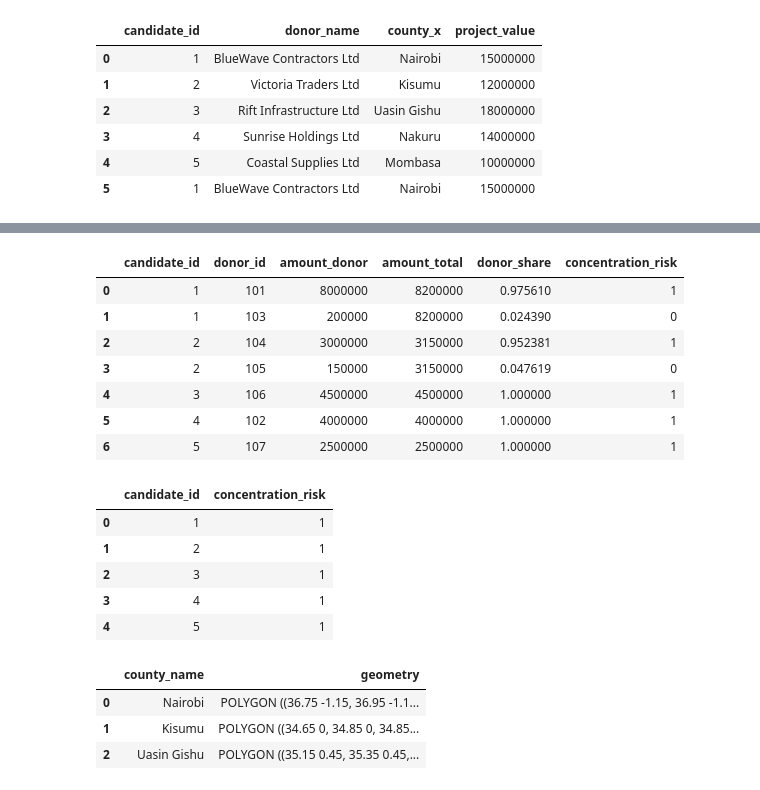
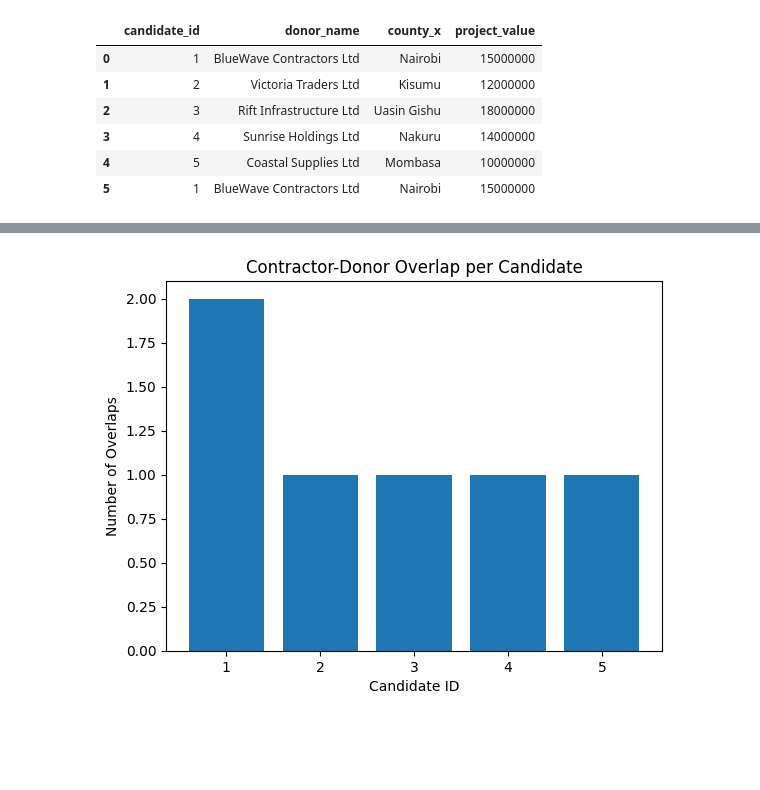
Before and after one commit to Wangadeveloper/geospatial-data-analysis, a Jupyter notebook: coreopleth.ipynb, the cells around one changed output, grey strips where cells are left out. Drawn from its saved outputs; the diff is of its cells as text; code cells hidden in the pictures; blank space fills up the shorter version.

Commit message:
Kaggle Notebook | coreopleth | Version 2

```diff
--- a/coreopleth.ipynb
+++ b/coreopleth.ipynb
@@ -151,39 +190,0 @@ merged
-# %%
-merged["concentration_risk"] = np.where(
-    merged["donor_share"] > 0.6,
-    1,
-    0
-)
-
-merged
-# %% [output]
-|  | candidate_id | donor_id | amount_donor | amount_total | donor_share | concentration_risk |
-| 0 | 1 | 101 | 8000000 | 8200000 | 0.975610 | 1 |
-| 1 | 1 | 103 | 200000 | 8200000 | 0.024390 | 0 |
-| 2 | 2 | 104 | 3000000 | 3150000 | 0.952381 | 1 |
-| 3 | 2 | 105 | 150000 | 3150000 | 0.047619 | 0 |
-| 4 | 3 | 106 | 4500000 | 4500000 | 1.000000 | 1 |
-| 5 | 4 | 102 | 4000000 | 4000000 | 1.000000 | 1 |
-| 6 | 5 | 107 | 2500000 | 2500000 | 1.000000 | 1 |
-# %%
-concentration_score = merged.groupby(
-    "candidate_id"
-)["concentration_risk"].max().reset_index()
-
-concentration_score
-# %% [output]
-|  | candidate_id | concentration_risk |
-| 0 | 1 | 1 |
-| 1 | 2 | 1 |
-| 2 | 3 | 1 |
-| 3 | 4 | 1 |
-| 4 | 5 | 1 |
-# %%
-kenya_map = gpd.read_file("/kaggle/input/datasets/wangapa106g/kenya-data/kenya_mock.geojson")
-
-kenya_map.head()
-# %% [output]
-|  | county_name | geometry |
-| 0 | Nairobi | POLYGON ((36.75 -1.15, 36.95 -1.1... |
-| 1 | Kisumu | POLYGON ((34.65 0, 34.85 0, 34.85... |
-| 2 | Uasin Gishu | POLYGON ((35.15 0.45, 35.35 0.45,... |
@@ -192,0 +191,15 @@ overlap_score["overlap_risk"] = 1
+# %%
+overlap_flag = overlap.groupby("candidate_id") \
+                       .size() \
+                       .reset_index(name="contractor_links")
+
+overlap_flag["contractor_risk"] = 1
+# %%
+plt.figure()
+plt.bar(overlap_flag["candidate_id"], overlap_flag["contractor_links"])
+plt.title("Contractor-Donor Overlap per Candidate")
+plt.xlabel("Candidate ID")
+plt.ylabel("Number of Overlaps")
+plt.show()
+# %% [output]
+[figure, added]
```
Also changed, not shown: parts of 31 cells of this notebook.
